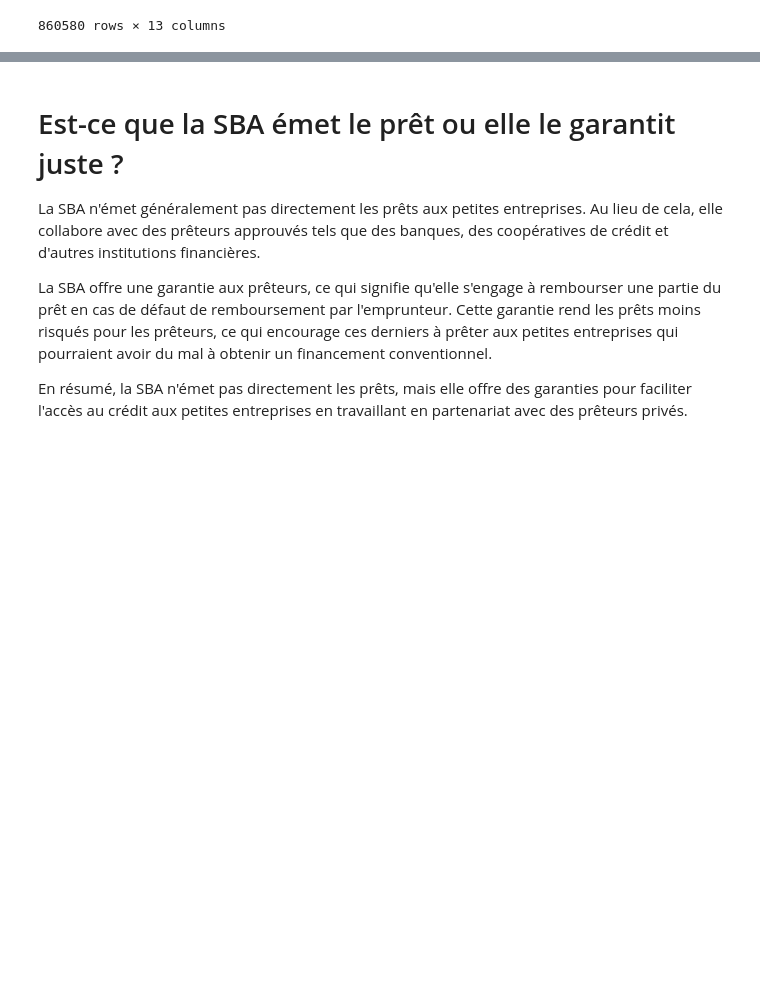
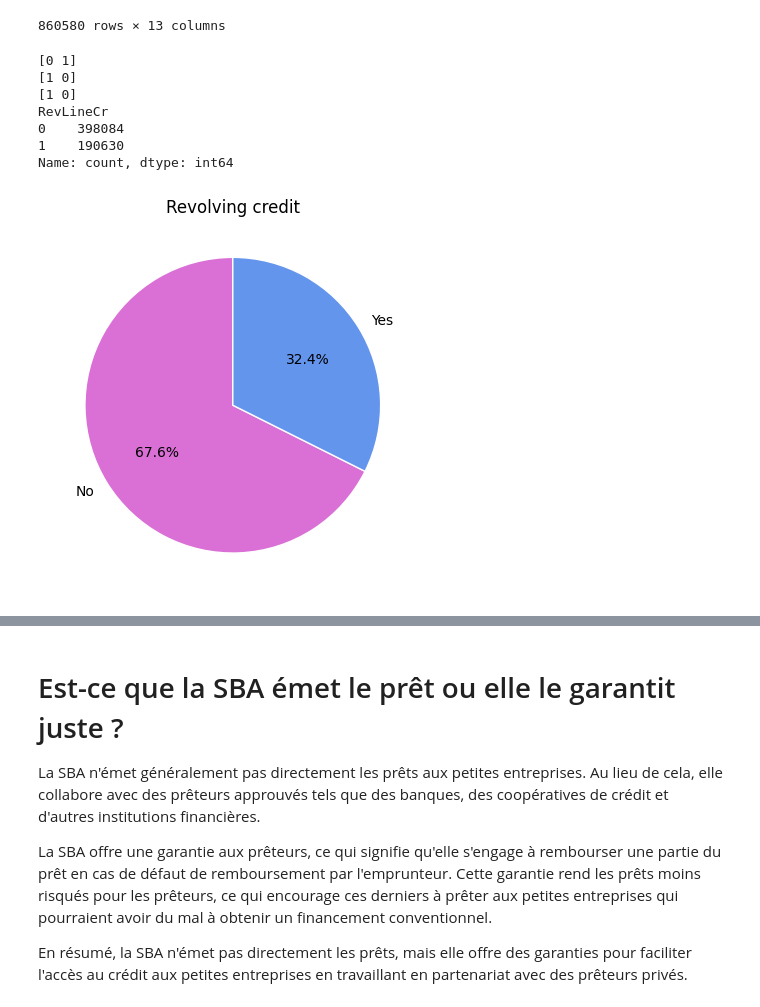
Before and after one commit to Memory77/brief_classif_sba, a Jupyter notebook: nettoyage.ipynb, the cells around one changed output, grey strips where cells are left out. Drawn from its saved outputs; the diff is of its cells as text; code cells hidden in the pictures; blank space fills up the shorter version.

```diff
--- a/nettoyage.ipynb
+++ b/nettoyage.ipynb
@@ -106,3 +102,39 @@ df
 | 899162 | HI | 0 | 60 | 6 | 1.0 | 0 | 0 | 1 | 0 | ... |
 | 899163 | HI | 0 | 48 | 1 | 2.0 | 0 | 0 | 1 | 0 | ... |
 860580 rows × 13 columns
+# %%
+
+# Remove records where RevLineCr != 'Y' or 'N' and LowDoc != 'Y' or 'N'
+df = df[(df['RevLineCr'] == 'Y') | (df['RevLineCr'] == 'N')]
+df = df[(df['LowDoc'] == 'Y') | (df['LowDoc'] == 'N')]
+df = df[(df['NewExist'] == 2.0) | (df['NewExist'] == 1.0)]
+
+# RevLineCr and LowDoc: 0 = No, 1 = Yes
+df['RevLineCr'] = np.where(df['RevLineCr'] == 'N', 0, 1)
+df['LowDoc'] = np.where(df['LowDoc'] == 'N', 0, 1)
+df['NewExist'] = np.where(df['NewExist'] == 1.0, 0, 1)
+## Existing : 0, New : 1
+
+# Check that it worked
+print(df['RevLineCr'].unique())
+print(df['LowDoc'].unique())
+print(df['NewExist'].unique())
+
+revlinecounts = df['RevLineCr'].value_counts()
+
+print(revlinecounts)
+labels = ["No", "Yes"]
+colors = ["orchid", "cornflowerblue"]
+
+plt.pie(revlinecounts, labels=labels, colors=colors, autopct='%1.1f%%', startangle=90, wedgeprops={'edgecolor':'white'})
+plt.title('Revolving credit')
+plt.show()
+# %% [output]
+[0 1]
+[1 0]
+[1 0]
+RevLineCr
+0    398084
+1    190630
+Name: count, dtype: int64
+[figure, added]
```
Also changed, not shown: parts of 15 cells of this notebook, 1 other file.
